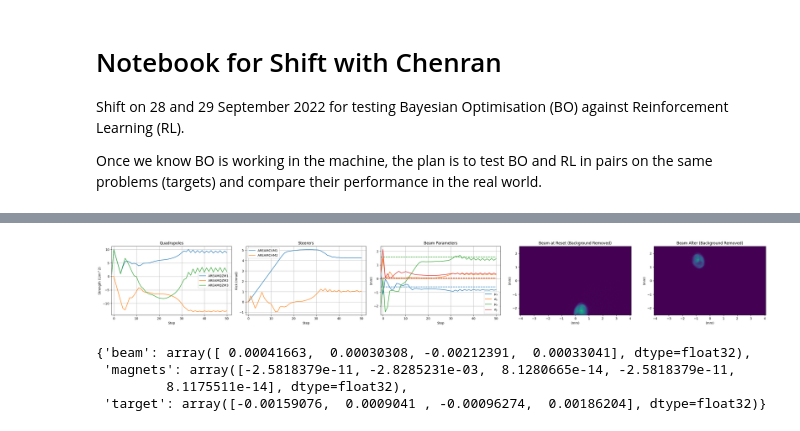
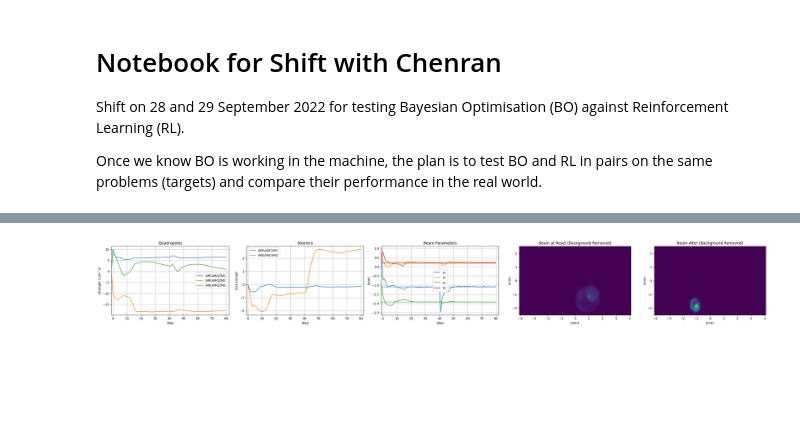
Before and after one commit to desy-ml/rl-vs-bo, a Jupyter notebook: kit_shift.ipynb, the cells around one changed output, grey strips where cells are left out. Cells and saved outputs as stored; diff of their text form; code cells hidden in the pictures; blank space fills up the shorter version.

```diff
--- a/kit_shift.ipynb
+++ b/kit_shift.ipynb
@@ -24,7 +26,7 @@ Once we know BO is working in the machine, the plan is to test BO and RL in pair
 # target_sigma_y_threshold = 3.3198e-6
 # %%
 # # Load problem
-problem_index = 39
+problem_index = 33
 
 with open("problems.json", "r") as f:
     problem = json.load(f)[problem_index]
@@ -107,7 +118,7 @@ optimize_donkey(
     target_mu_y_threshold=target_mu_y_threshold,
     target_sigma_x_threshold=target_sigma_x_threshold,
     target_sigma_y_threshold=target_sigma_y_threshold,
-    max_steps=50,
+    max_steps=80,
     model_name="polished-donkey-996",
     logbook=True,
     data_log_dir=f"data/bo_vs_rl/real/rl/{datetime.now():%Y%m%d%H%M}_{comment}",
@@ -120,4 +132,4 @@ msg = 'Reinforcement Learning agent optimised beam on AREABSCR1\n\nAgent: polish
-[figure, old version]
+[figure, new version]
 # %%
 # from ea_optimize import ARESEADOOCS
 
@@ -149,14 +161,9 @@ msg = 'Reinforcement Learning agent optimised beam on AREABSCR1\n\nAgent: polish
 #     magnet_init_values=np.array([10, -10, 0, 10, 0]),
 # )
 # %%
-from ea_optimize import ARESEADOOCS
+# from ea_optimize import ARESEADOOCS
 
-env = ARESEADOOCS(magnet_init_mode="constant", magnet_init_values=np.zeros(5))
-env.reset()
+# env = ARESEADOOCS(magnet_init_mode="constant", magnet_init_values=np.zeros(5))
+# env.reset()
-# %% [output]
-{'beam': array([ 0.00041663,  0.00030308, -0.00212391,  0.00033041], dtype=float32),
- 'magnets': array([-2.5818379e-11, -2.8285231e-03,  8.1280665e-14, -2.5818379e-11,
-         8.1175511e-14], dtype=float32),
- 'target': array([-0.00159076,  0.0009041 , -0.00096274,  0.00186204], dtype=float32)}
 # %%
 # Reinforcement Learning with BO takeover
```
Also changed, not shown: parts of 6 cells of this notebook, 3 other files.
